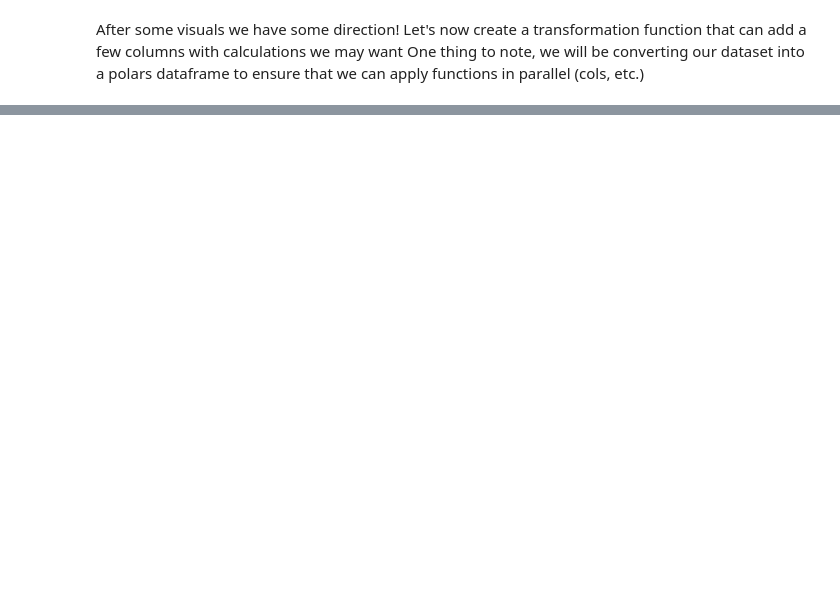
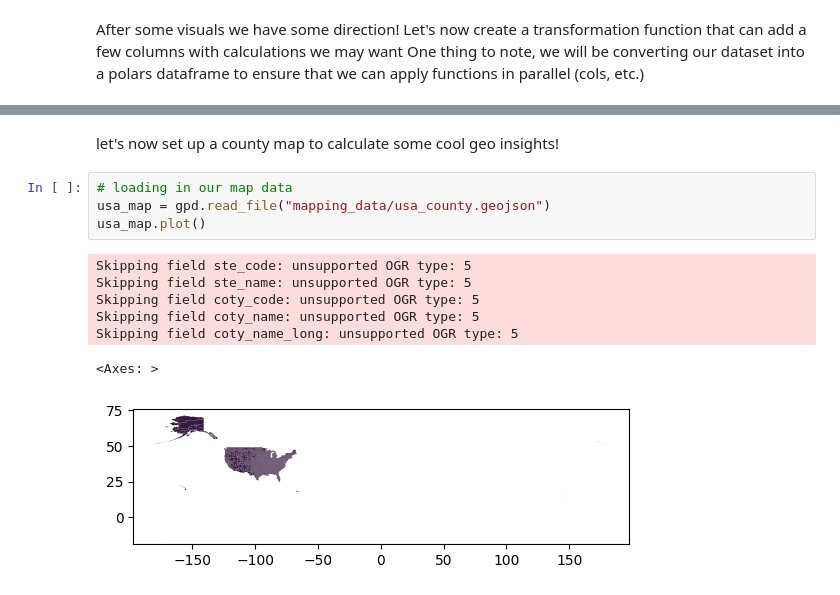
Before and after one commit to aangelsalazarr/emissions_tracker, a Jupyter notebook: bakken_ET.ipynb, the cells around one changed output, grey strips where cells are left out. Saved outputs shown, nothing was run; the diff lists cells and outputs as text; blank space fills up the shorter version.

```diff
--- a/bakken_ET.ipynb
+++ b/bakken_ET.ipynb
@@ -200,0 +183,14 @@ plt.show()
+# %% [markdown]
+let's now set up a county map to calculate some cool geo insights!
+# %%
+# loading in our map data
+usa_map = gpd.read_file("mapping_data/usa_county.geojson")
+usa_map.plot()
+# %% [output]
+Skipping field ste_code: unsupported OGR type: 5
+Skipping field ste_name: unsupported OGR type: 5
+Skipping field coty_code: unsupported OGR type: 5
+Skipping field coty_name: unsupported OGR type: 5
+Skipping field coty_name_long: unsupported OGR type: 5
+<Axes: >
+[figure, added]
```
Also changed, not shown: parts of 8 cells of this notebook, 4 other files.
